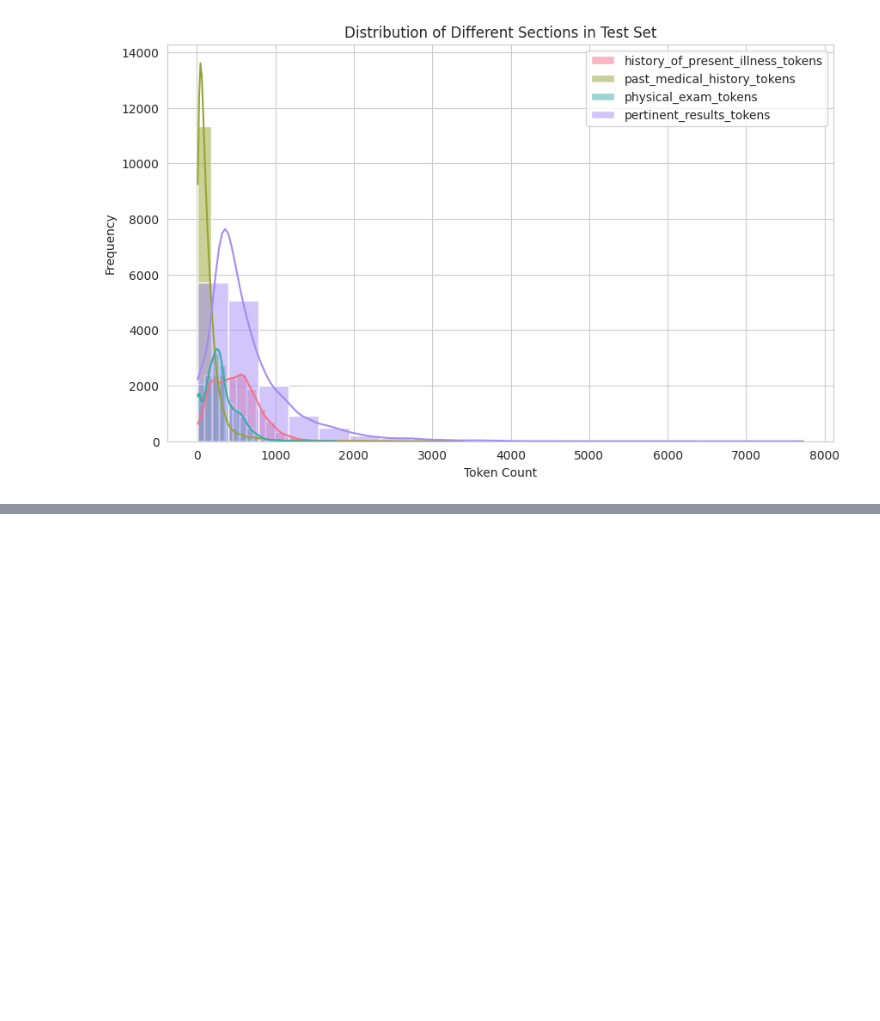
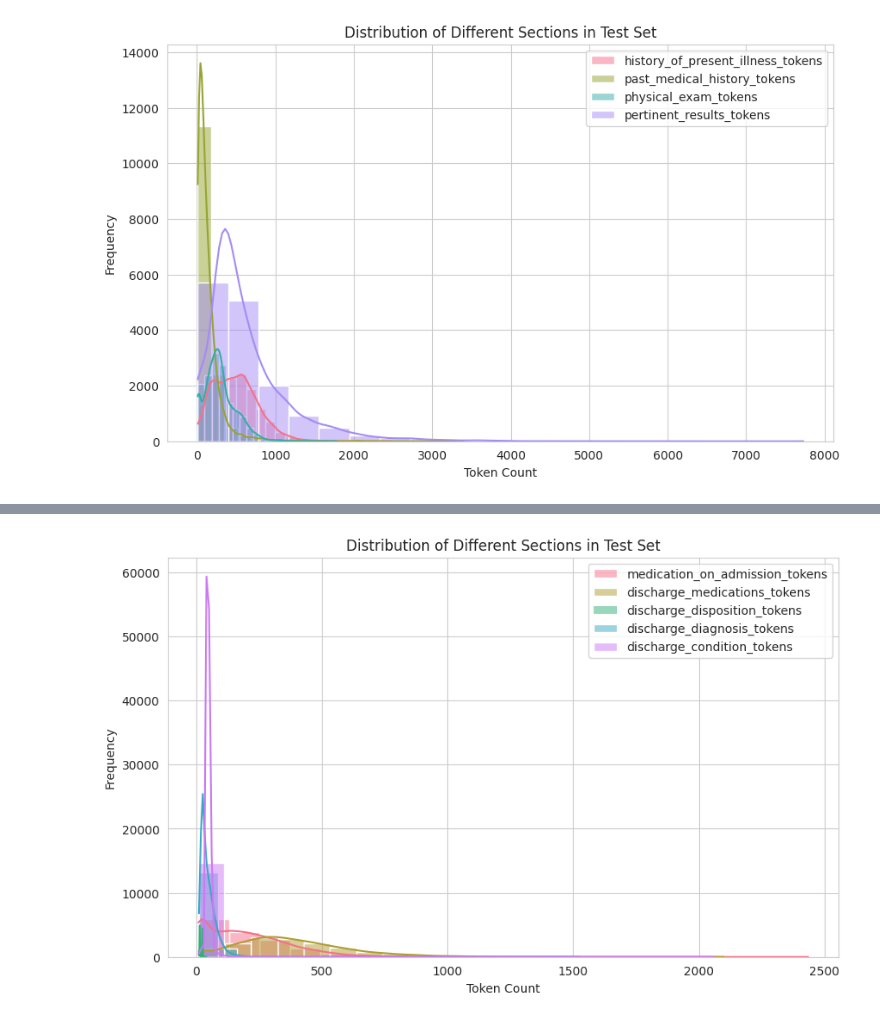
Before and after one commit to HAOTIAN89/MEDISCHARGE, a Jupyter notebook: notebooks/dataset_section_count.ipynb, the cells around one changed output, grey strips where cells are left out. Cells and saved outputs as stored; diff of their text form; code cells hidden in the pictures; blank space fills up the shorter version.

Commit message:
plot the distribution of DI sections in the Test set

```diff
--- a/notebooks/dataset_section_count.ipynb
+++ b/notebooks/dataset_section_count.ipynb
@@ -100,3 +100,11 @@ plt.legend()
 plt.show()
 # %% [output]
 [figure]
+# %%
+section_candidate = ['medication_on_admission','discharge_medications','discharge_disposition','discharge_diagnosis', 'discharge_condition']
+section_test_df = pd.DataFrame()
+
+for section in section_candidate:
+    section_test_df[section] = extract_clean_inputs(test_combined_discharge, features_to_include=[section])
+    section_test_df[section].progress_apply(remove_unecessary_tokens)
+    section_test_df[section + '_tokens'] = section_test_df[section].progress_apply(get_token_count)
@@ -102,0 +120,21 @@ plt.show()
+# %%
+import pandas as pd
+import matplotlib.pyplot as plt
+import seaborn as sns
+
+df = section_test_df[['medication_on_admission_tokens','discharge_medications_tokens','discharge_disposition_tokens','discharge_diagnosis_tokens', 'discharge_condition_tokens']]
+
+sns.set_style("whitegrid")
+
+plt.figure(figsize=(10, 6))
+
+for i, column in enumerate(df.columns):
+    sns.histplot(df[column], kde=True, bins=20, alpha=0.5, color=sns.color_palette("husl", 5)[i], label=column)
+
+plt.title('Distribution of Different Sections in Test Set')
+plt.xlabel('Token Count')
+plt.ylabel('Frequency')
+plt.legend()
+plt.show()
+# %% [output]
+[figure, added]
```
Also changed, not shown: parts of 1 cell of this notebook.
